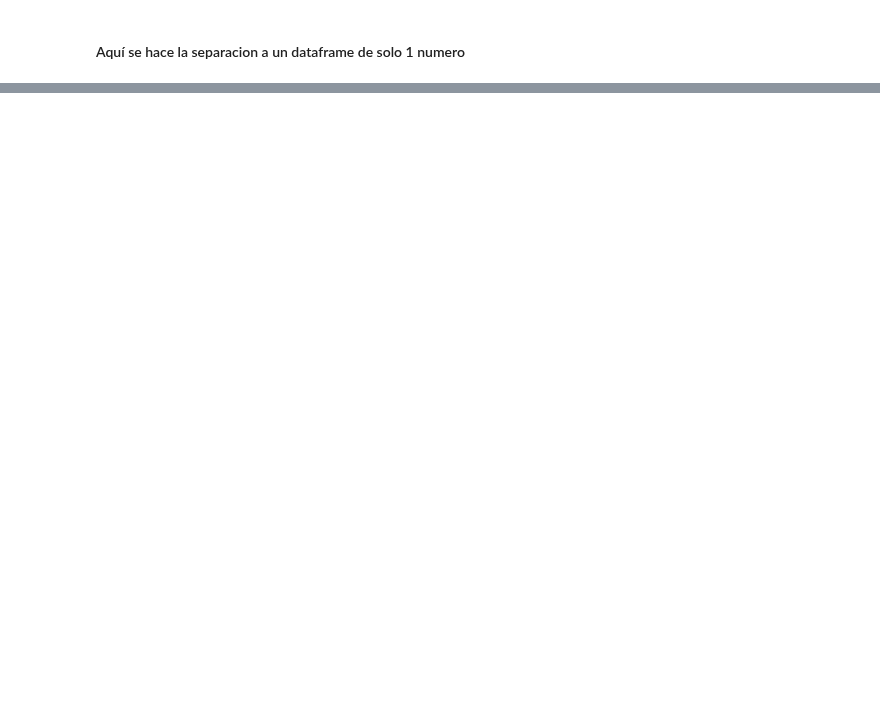
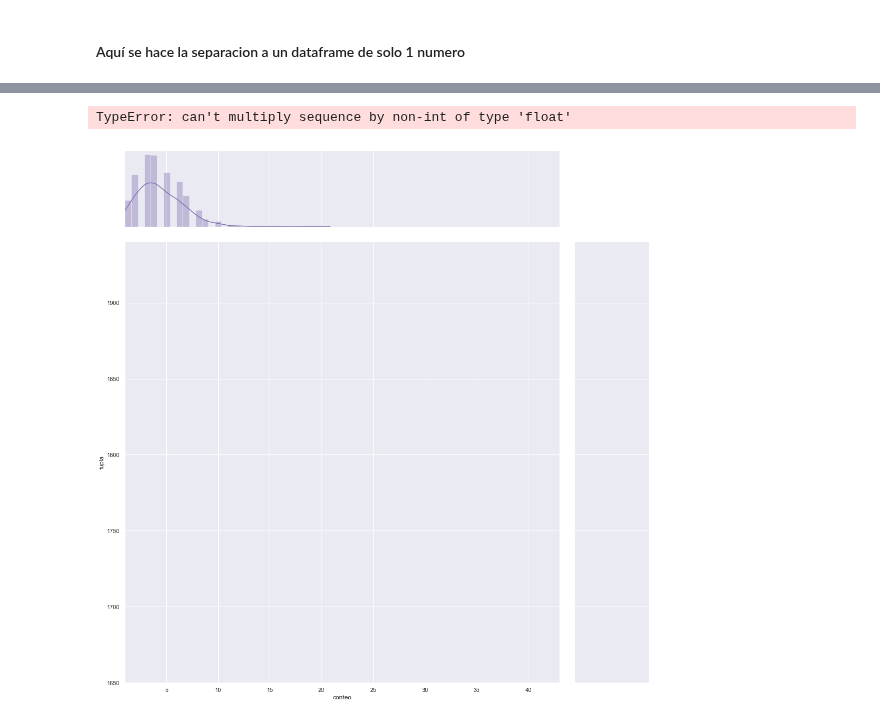
Before and after one commit to chitara44/datascience, a Jupyter notebook: BalotoRecomender.ipynb, the cells around one changed output, grey strips where cells are left out. Saved outputs shown, nothing was run; the diff lists cells and outputs as text; code cells hidden in the pictures; blank space fills up the shorter version.

```diff
--- a/BalotoRecomender.ipynb
+++ b/BalotoRecomender.ipynb
@@ -670,5 +642,8 @@ ax = sns.distplot(x, bins=43)
 # %%
-g = sns.jointplot("num", "idSorteo",  data=df_final, kind="reg", xlim=(1, 43), ylim=(1650, 1940), color="m", height=15)
+g = sns.jointplot("conteo", "tupla",  data=conteos_2d_re, kind="reg", xlim=(1, 43), ylim=(1650, 1940), color="m", height=15)
+# %% [output]
+TypeError: can't multiply sequence by non-int of type 'float'
+[figure, added]
 # %%
 sns.pairplot(df_final, hue="num")
 # %%
```
Also changed, not shown: parts of 61 cells of this notebook, 25 other files.
